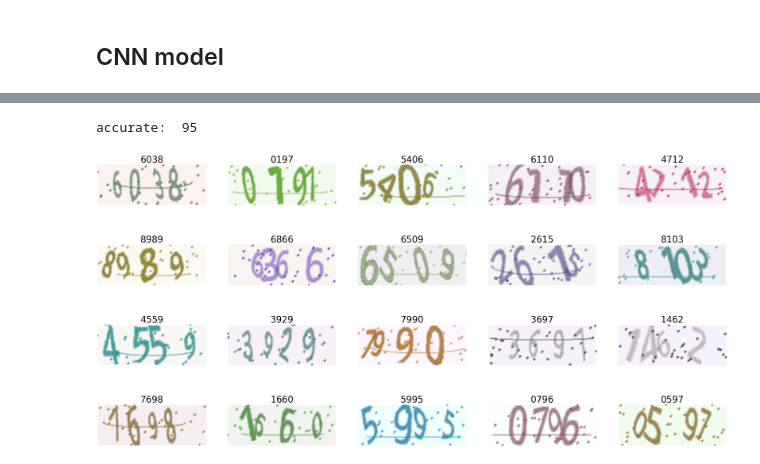
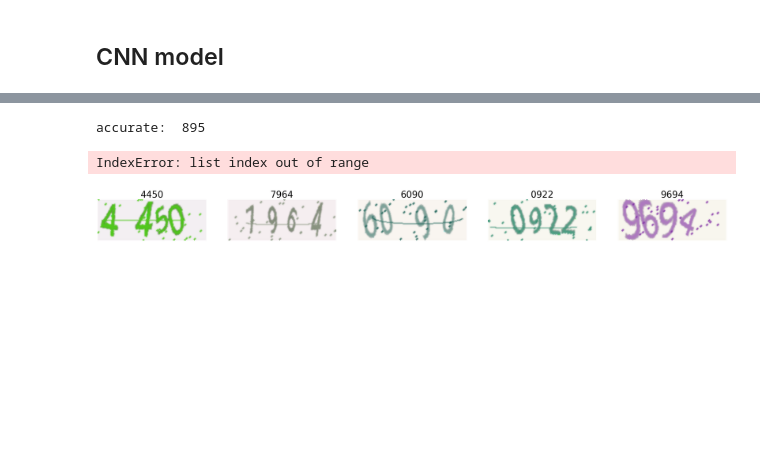
Before and after one commit to heisenberg0424/NSYSU_CSE_2020, a Jupyter notebook: ImageProcessing/FinalPrioject/Captcha.ipynb, the cells around one changed output, grey strips where cells are left out. Saved outputs shown, nothing was run; the diff lists cells and outputs as text; code cells hidden in the pictures; blank space fills up the shorter version.

```diff
--- a/ImageProcessing/FinalPrioject/Captcha.ipynb
+++ b/ImageProcessing/FinalPrioject/Captcha.ipynb
@@ -11,7 +11,7 @@ os.system('rm TestImage/*')
 random.seed()
 captcha_len = 4
 TrainImageNum = 3000
-TestImageNum = 100
+TestImageNum = 1000
 # %%
 for i in range(TrainImageNum): #Generate train img
     #img content
@@ -27,7 +27,7 @@ print('%d Train image generated'%(TrainImageNum))
 
 for i in range(TestImageNum): #Generate test img
     #img content
-    gen_string=''用
+    gen_string=''
     for j in range(captcha_len):
         gen_string += str(random.randint(0,9))
 
@@ -209,21 +210,23 @@ for i in range(len(pred)):
         acc+=1
 print('accurate: ',acc)
 # %% [output]
-accurate:  95
+accurate:  895
 # %%
 #Show result
 %matplotlib inline
 import matplotlib.pyplot as plt
 plt.figure(figsize=(50,25))
-for i in range(20):
+for j in range(20):
+    i=random.randint(0,1000)
     temp=plt.imread(testName[i])
-    plt.subplot(4,5,i+1)
+    plt.subplot(4,5,j+1)
     plt.imshow(temp)
     plt.title(pred[i],fontsize=40)
     plt.axis('off')
 # result=plt.imread(testName[1])
 # plt.imshow(result)
 # plt.axis('off')
 # print(pred[1])
 # %% [output]
+IndexError: list index out of range
-[figure, old version]
+[figure, new version]
```
Also changed, not shown: parts of 5 cells of this notebook, 1 other file.
